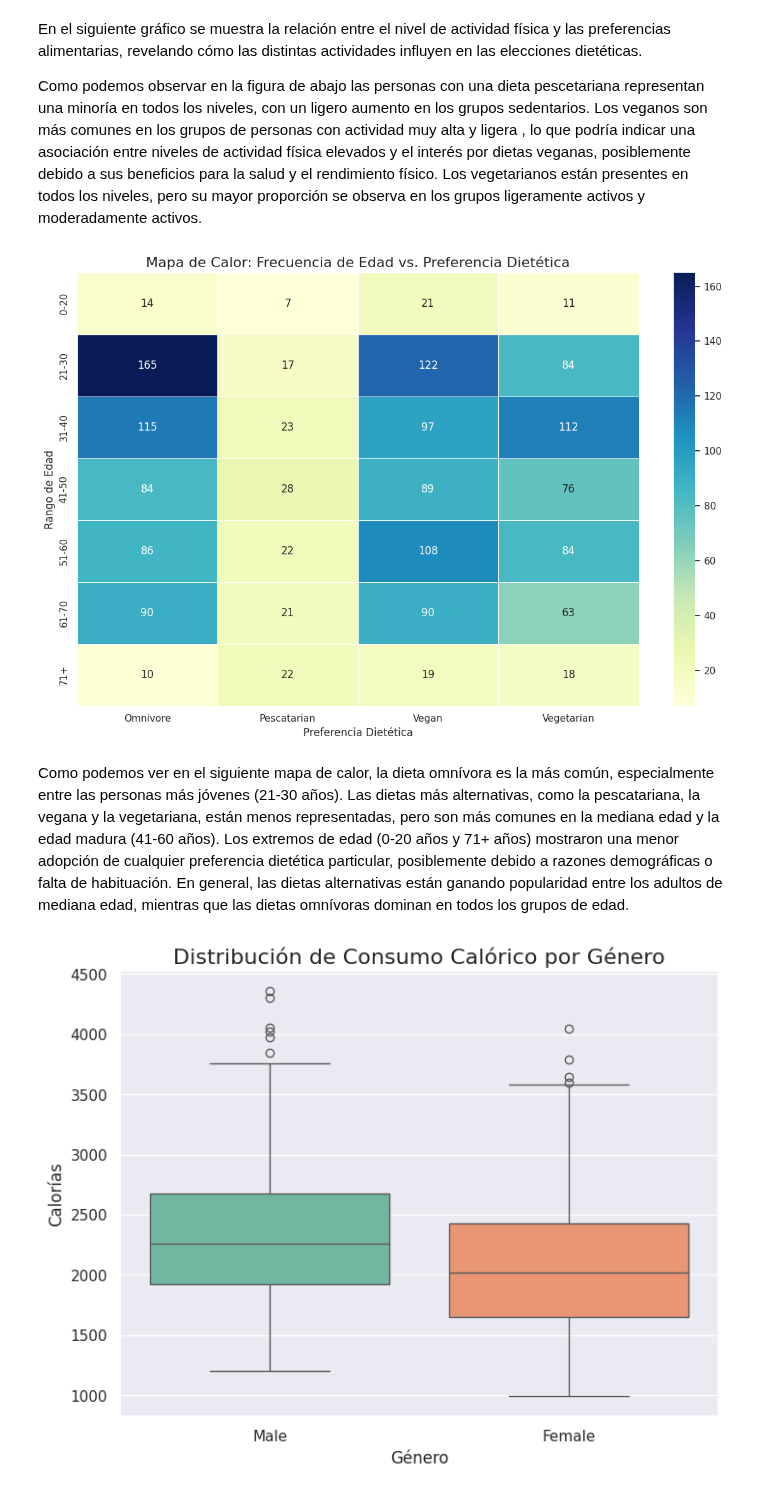
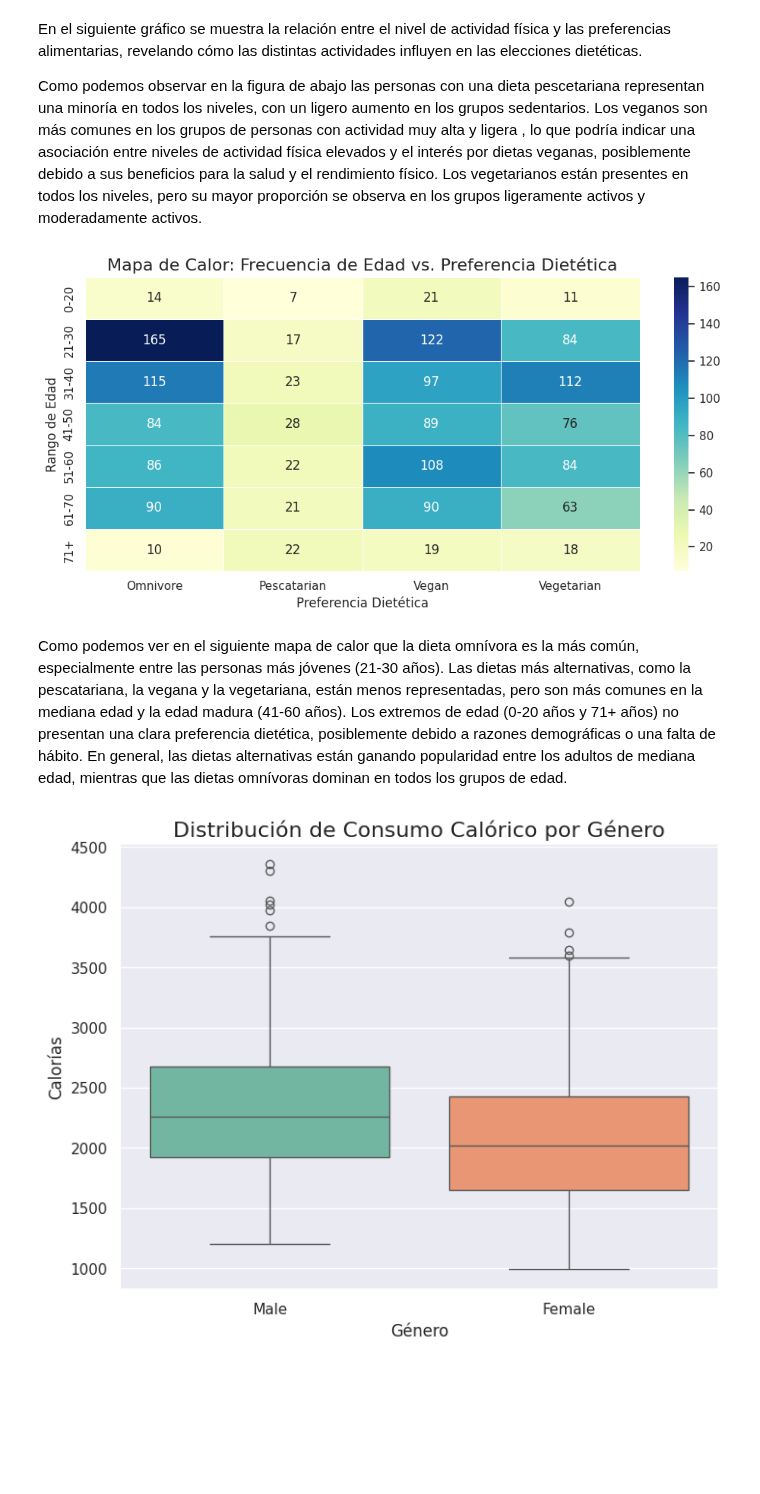
Before and after one commit to miriam013/Nutrition-Daily-Meals, a Jupyter notebook: Nutrition_Daily_Meals.ipynb, the cells around one changed output. Saved outputs shown, nothing was run; the diff lists cells and outputs as text; code cells hidden in the pictures; blank space fills up the shorter version.

```diff
--- a/Nutrition_Daily_Meals.ipynb
+++ b/Nutrition_Daily_Meals.ipynb
@@ -207,22 +207,22 @@ Los vegetarianos están presentes en todos los niveles, pero su mayor proporció
 # %%
 age_bins = pd.cut(df['Edad'], bins=[0, 20, 30, 40, 50, 60, 70, 100],
                   labels=['0-20', '21-30', '31-40', '41-50', '51-60', '61-70', '71+'])
 
 heatmap_data = pd.crosstab(age_bins, df['Preferencia_dietética'])
 
-plt.figure(figsize=(12, 8))
+plt.figure(figsize=(10, 5))
 sns.heatmap(heatmap_data, annot=True, fmt='d', cmap='YlGnBu', linewidths=.5)
 
 plt.title('Mapa de Calor: Frecuencia de Edad vs. Preferencia Dietética', fontsize=16)
 plt.xlabel('Preferencia Dietética', fontsize=12)
 plt.ylabel('Rango de Edad', fontsize=12)
 plt.tight_layout()
 
 plt.show()
 # %% [output]
-[figure, old version]
+[figure, new version]
 # %% [markdown]
-Como podemos ver en el siguiente mapa de calor, la dieta omnívora es la más común, especialmente entre las personas más jóvenes (21-30 años). Las dietas más alternativas, como la pescatariana, la vegana y la vegetariana, están menos representadas, pero son más comunes en la mediana edad y la edad madura (41-60 años). Los extremos de edad (0-20 años y 71+ años) mostraron una menor adopción de cualquier preferencia dietética particular, posiblemente debido a razones demográficas o falta de habituación. En general, las dietas alternativas están ganando popularidad entre los adultos de mediana edad, mientras que las dietas omnívoras dominan en todos los grupos de edad.
+Como podemos ver en el siguiente mapa de calor que la dieta omnívora es la más común, especialmente entre las personas más jóvenes (21-30 años). Las dietas más alternativas, como la pescatariana, la vegana y la vegetariana, están menos representadas, pero son más comunes en la mediana edad y la edad madura (41-60 años). Los extremos de edad (0-20 años y 71+ años) no presentan una clara preferencia dietética, posiblemente debido a razones demográficas o una falta de hábito. En general, las dietas alternativas están ganando popularidad entre los adultos de mediana edad, mientras que las dietas omnívoras dominan en todos los grupos de edad.
 # %%
 plt.figure(figsize=(8, 6))
 sns.boxplot(data=df, x='Género', y='Calorías', palette='Set2', hue='Género')
```
Also changed, not shown: parts of 2 cells of this notebook.
